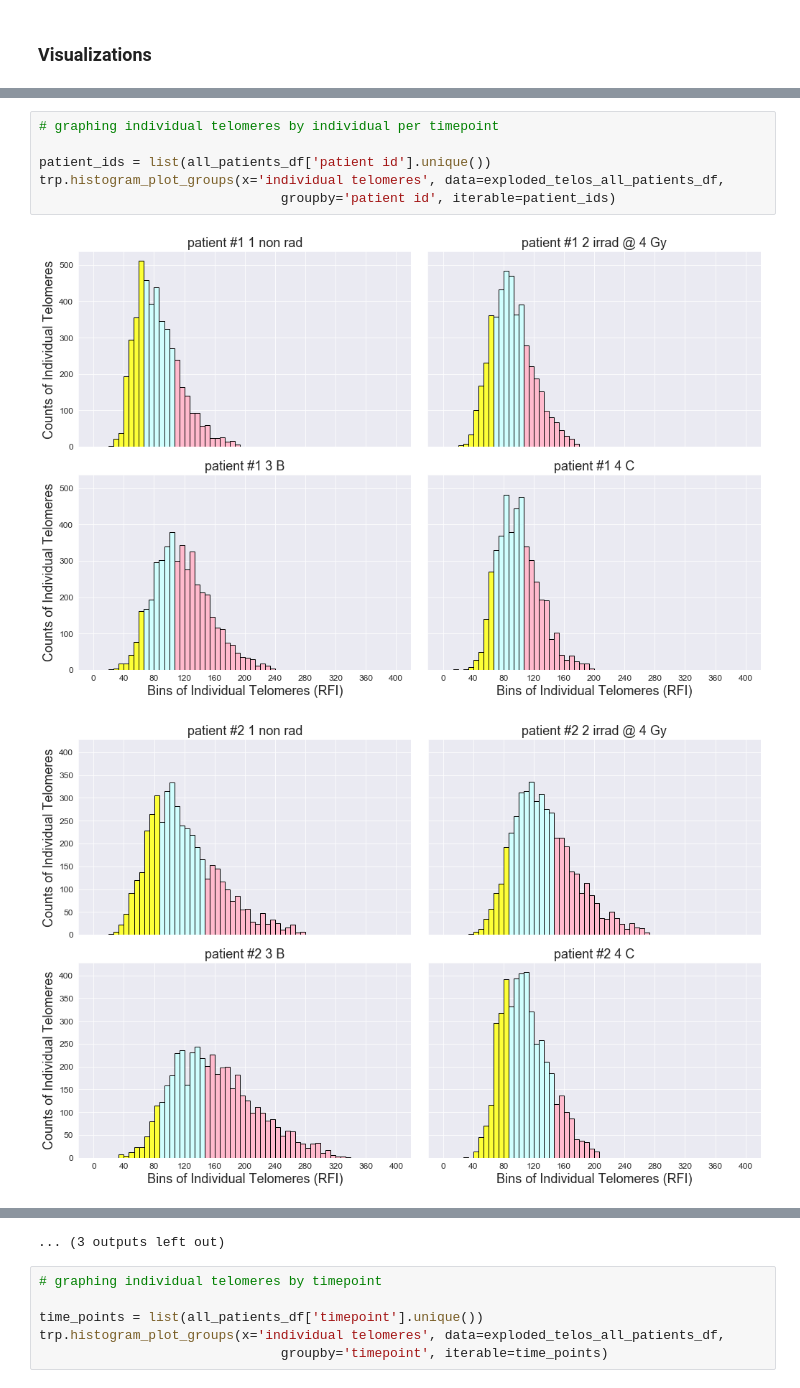
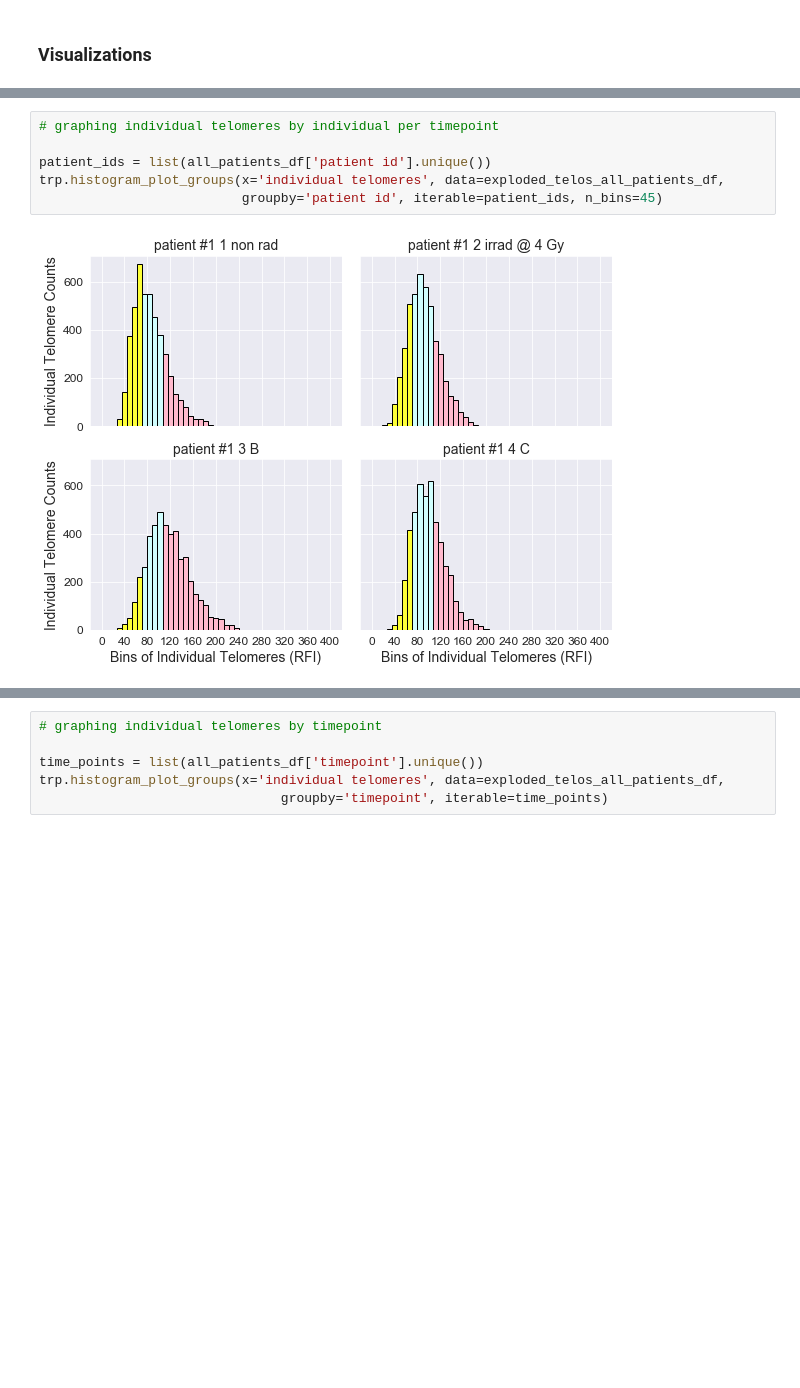
Before and after one commit to Jared-Luxton/radiation-therapy-machine-learning, a Jupyter notebook: workflow & notebooks/02a Radiation Sensitivity of Patients Data Visualization and Statistics.ipynb, the cells around one changed output, grey strips where cells are left out. Drawn from its saved outputs; the diff is of its cells as text; blank space fills up the shorter version.

```diff
--- a/workflow & notebooks/02a Radiation Sensitivity of Patients Data Visualization and Statistics.ipynb
+++ b/workflow & notebooks/02a Radiation Sensitivity of Patients Data Visualization and Statistics.ipynb
@@ -224,9 +234,8 @@ exploded_telos_all_patients_df = pd.read_csv('../compiled patient data csv files
 # %%
 # graphing individual telomeres by individual per timepoint
 
 patient_ids = list(all_patients_df['patient id'].unique())
 trp.histogram_plot_groups(x='individual telomeres', data=exploded_telos_all_patients_df,
-                               groupby='patient id', iterable=patient_ids)
+                          groupby='patient id', iterable=patient_ids, n_bins=45)
 # %% [output]
-[figure, old version]
+[figure, new version]
-[figure, removed]
@@ -243,4 +242,3 @@ trp.histogram_plot_groups(x='individual telomeres', data=exploded_telos_all_pati
-... (3 outputs left out)
 # %%
 # graphing individual telomeres by timepoint
 
```
Also changed, not shown: parts of 7 cells of this notebook, 2 other files.
